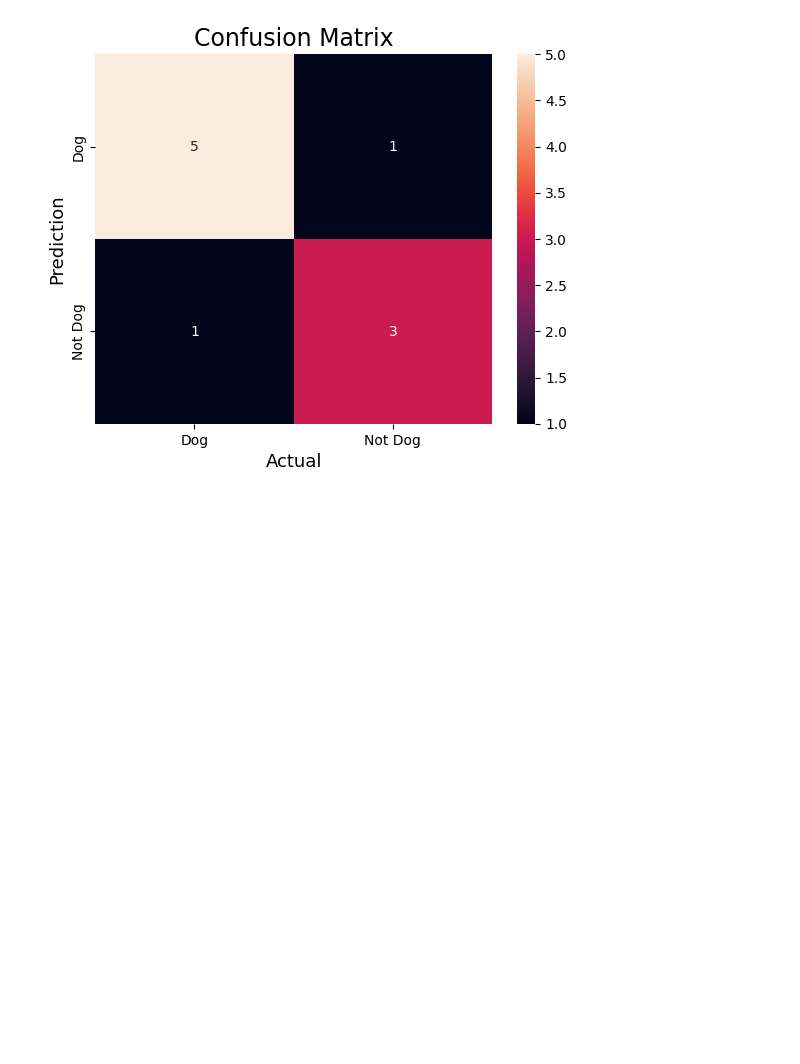
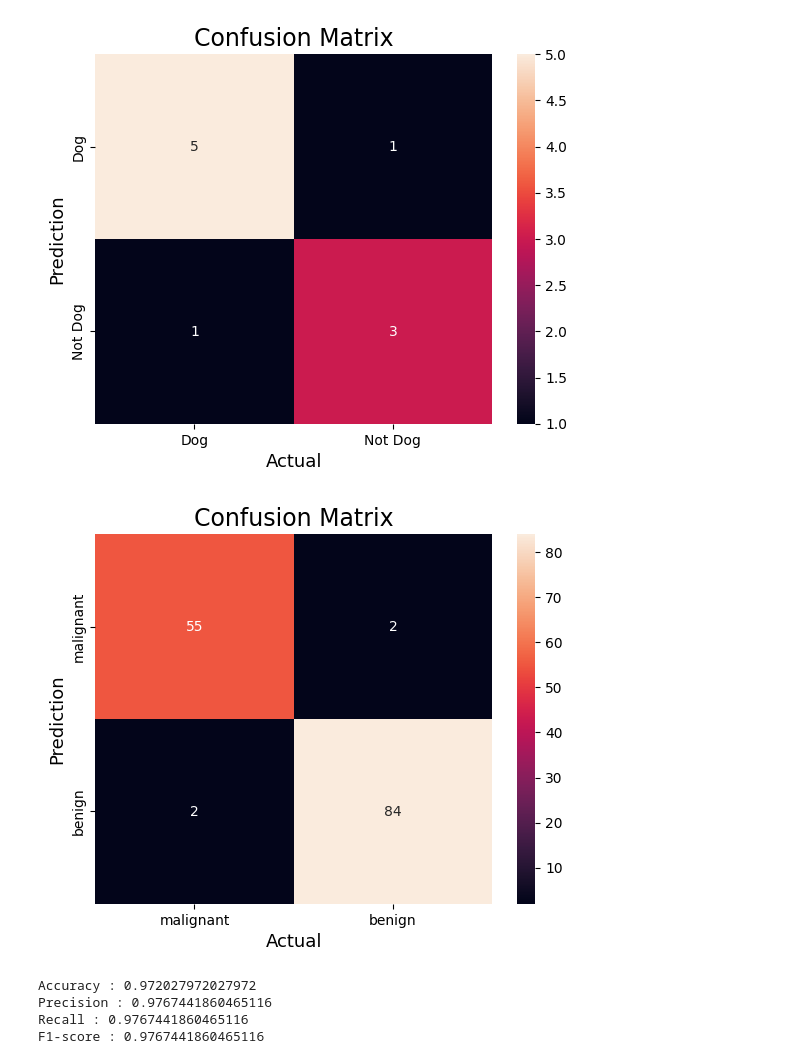
Before and after one commit to iamabhaytiwari343/Python-Libraries, a Jupyter notebook: Scikit-learn/sklearn3.ipynb, the cells around one changed output. Saved outputs shown, nothing was run; the diff lists cells and outputs as text; code cells hidden in the pictures; blank space fills up the shorter version.

Commit message:
confusion matrix on breast cancer

```diff
--- a/Scikit-learn/sklearn3.ipynb
+++ b/Scikit-learn/sklearn3.ipynb
@@ -26,3 +26,54 @@ plt.title('Confusion Matrix', fontsize=17)
 plt.show()
 # %% [output]
 [figure]
+# %%
+#Import the necessary libraries
+from sklearn.datasets import load_breast_cancer
+from sklearn.model_selection import train_test_split
+from sklearn.tree import DecisionTreeClassifier
+from sklearn.metrics import confusion_matrix
+import seaborn as sns
+import matplotlib.pyplot as plt
+from sklearn.metrics import accuracy_score, precision_score, recall_score, f1_score
+
+# Load the breast cancer dataset
+X, y= load_breast_cancer(return_X_y=True)
+X_train, X_test, y_train, y_test = train_test_split(X, y,test_size=0.25)
+
+# Train the model
+tree = DecisionTreeClassifier(random_state=23)
+tree.fit(X_train, y_train)
+
+# preduction
+y_pred = tree.predict(X_test)
+
+# compute the confusion matrix
+cm = confusion_matrix(y_test,y_pred)
+
+#Plot the confusion matrix.
+sns.heatmap(cm,
+			annot=True,
+			fmt='g',
+			xticklabels=['malignant', 'benign'],
+			yticklabels=['malignant', 'benign'])
+plt.ylabel('Prediction',fontsize=13)
+plt.xlabel('Actual',fontsize=13)
+plt.title('Confusion Matrix',fontsize=17)
+plt.show()
+
+
+# Finding precision and recall
+accuracy = accuracy_score(y_test, y_pred)
+print("Accuracy :", accuracy)
+precision = precision_score(y_test, y_pred)
+print("Precision :", precision)
+recall = recall_score(y_test, y_pred)
+print("Recall :", recall)
+F1_score = f1_score(y_test, y_pred)
+print("F1-score :", F1_score)
+# %% [output]
+[figure, added]
+Accuracy : 0.972027972027972
+Precision : 0.9767441860465116
+Recall : 0.9767441860465116
+F1-score : 0.9767441860465116
```
